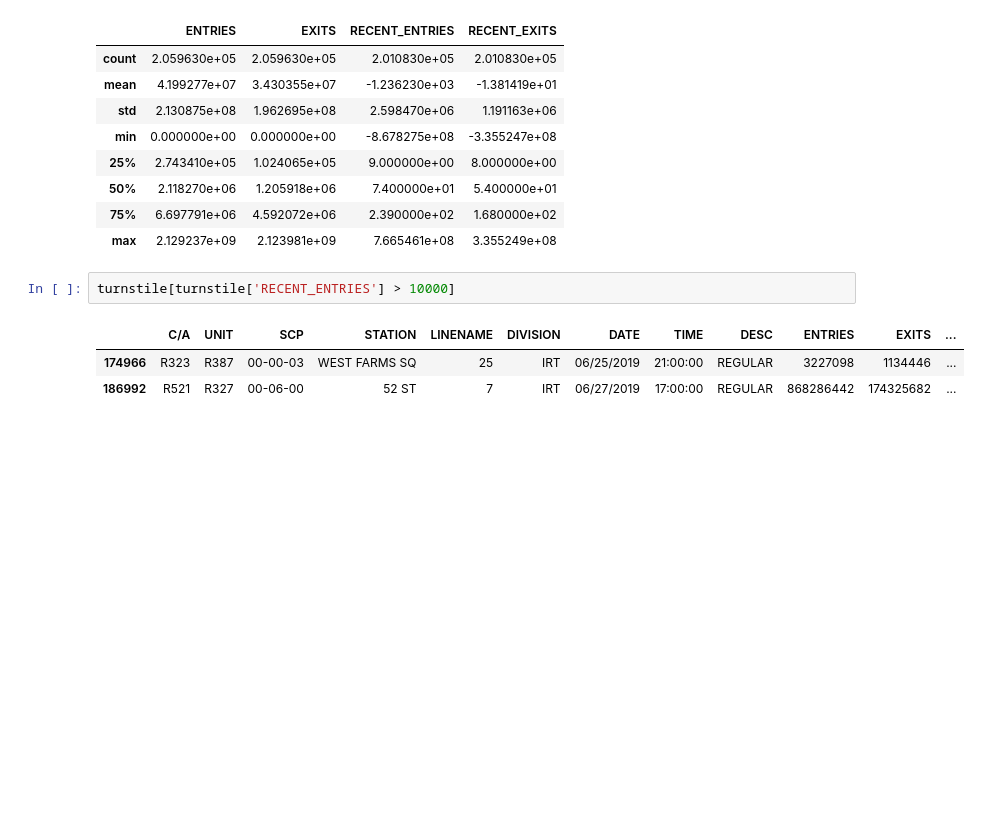
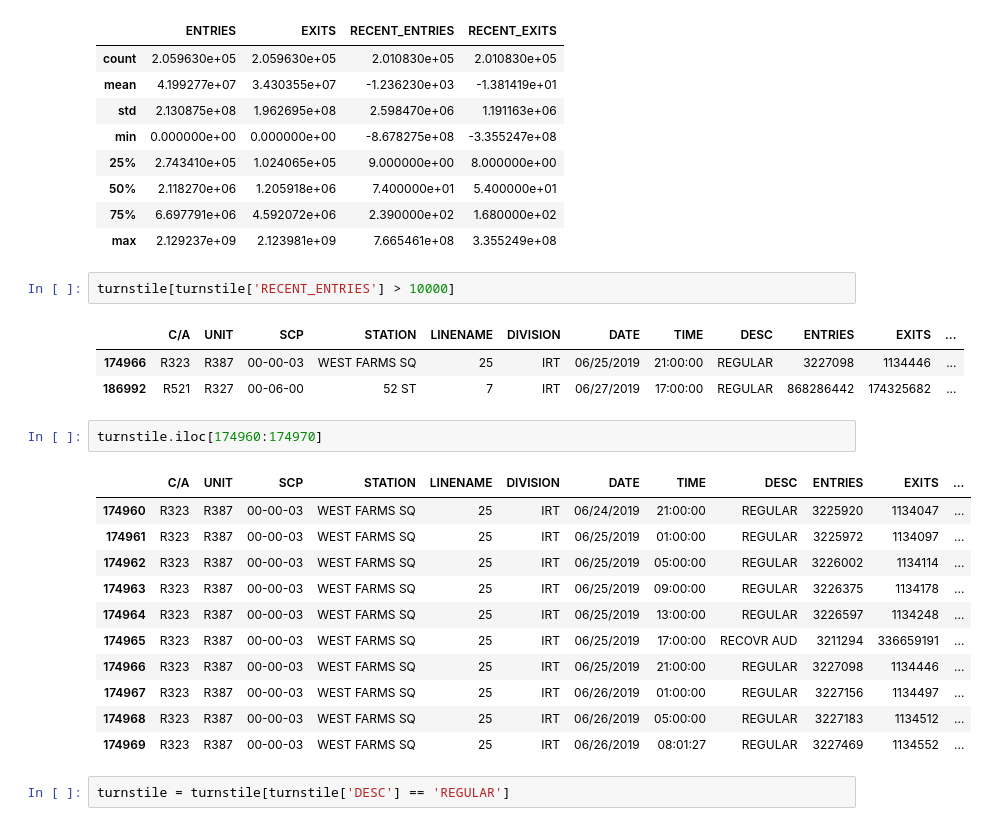
Before and after one commit to alexmuhr/metis_project_1, a Jupyter notebook: turnstile_data.ipynb, the cells around one changed output. Cells and saved outputs as stored; diff of their text form; blank space fills up the shorter version.

```diff
--- a/turnstile_data.ipynb
+++ b/turnstile_data.ipynb
@@ -153,3 +163,19 @@ turnstile[turnstile['RECENT_ENTRIES'] > 10000]
 |  | C/A | UNIT | SCP | STATION | LINENAME | DIVISION | DATE | TIME | DESC | ENTRIES | EXITS | ... |
 | 174966 | R323 | R387 | 00-00-03 | WEST FARMS SQ | 25 | IRT | 06/25/2019 | 21:00:00 | REGULAR | 3227098 | 1134446 | ... |
 | 186992 | R521 | R327 | 00-06-00 | 52 ST | 7 | IRT | 06/27/2019 | 17:00:00 | REGULAR | 868286442 | 174325682 | ... |
+# %%
+turnstile.iloc[174960:174970]
+# %% [output]
+|  | C/A | UNIT | SCP | STATION | LINENAME | DIVISION | DATE | TIME | DESC | ENTRIES | EXITS | ... |
+| 174960 | R323 | R387 | 00-00-03 | WEST FARMS SQ | 25 | IRT | 06/24/2019 | 21:00:00 | REGULAR | 3225920 | 1134047 | ... |
+| 174961 | R323 | R387 | 00-00-03 | WEST FARMS SQ | 25 | IRT | 06/25/2019 | 01:00:00 | REGULAR | 3225972 | 1134097 | ... |
+| 174962 | R323 | R387 | 00-00-03 | WEST FARMS SQ | 25 | IRT | 06/25/2019 | 05:00:00 | REGULAR | 3226002 | 1134114 | ... |
+| 174963 | R323 | R387 | 00-00-03 | WEST FARMS SQ | 25 | IRT | 06/25/2019 | 09:00:00 | REGULAR | 3226375 | 1134178 | ... |
+| 174964 | R323 | R387 | 00-00-03 | WEST FARMS SQ | 25 | IRT | 06/25/2019 | 13:00:00 | REGULAR | 3226597 | 1134248 | ... |
+| 174965 | R323 | R387 | 00-00-03 | WEST FARMS SQ | 25 | IRT | 06/25/2019 | 17:00:00 | RECOVR AUD | 3211294 | 336659191 | ... |
+| 174966 | R323 | R387 | 00-00-03 | WEST FARMS SQ | 25 | IRT | 06/25/2019 | 21:00:00 | REGULAR | 3227098 | 1134446 | ... |
+| 174967 | R323 | R387 | 00-00-03 | WEST FARMS SQ | 25 | IRT | 06/26/2019 | 01:00:00 | REGULAR | 3227156 | 1134497 | ... |
+| 174968 | R323 | R387 | 00-00-03 | WEST FARMS SQ | 25 | IRT | 06/26/2019 | 05:00:00 | REGULAR | 3227183 | 1134512 | ... |
+| 174969 | R323 | R387 | 00-00-03 | WEST FARMS SQ | 25 | IRT | 06/26/2019 | 08:01:27 | REGULAR | 3227469 | 1134552 | ... |
+# %%
+turnstile = turnstile[turnstile['DESC'] == 'REGULAR']
```
Also changed, not shown: parts of 21 cells of this notebook.
